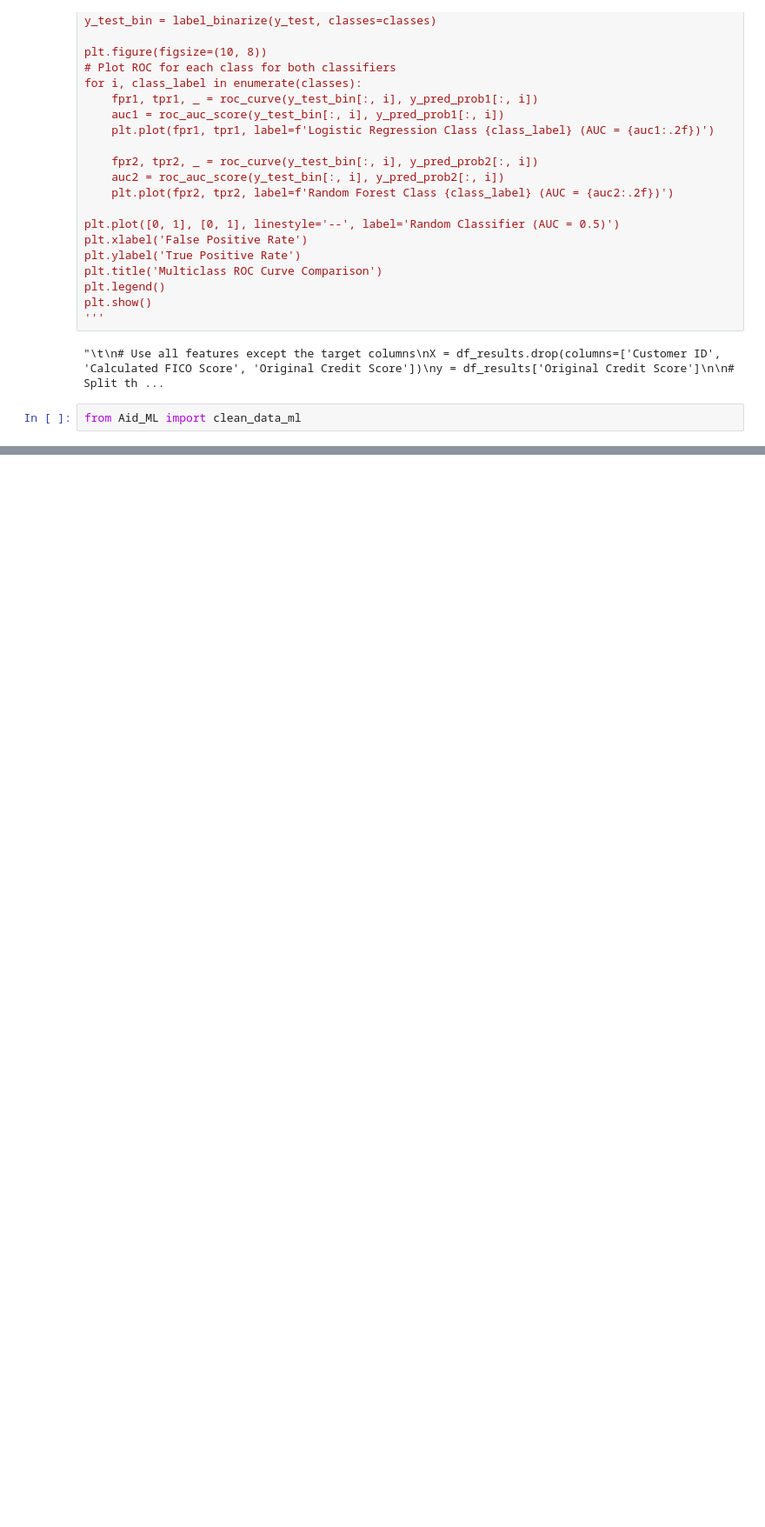
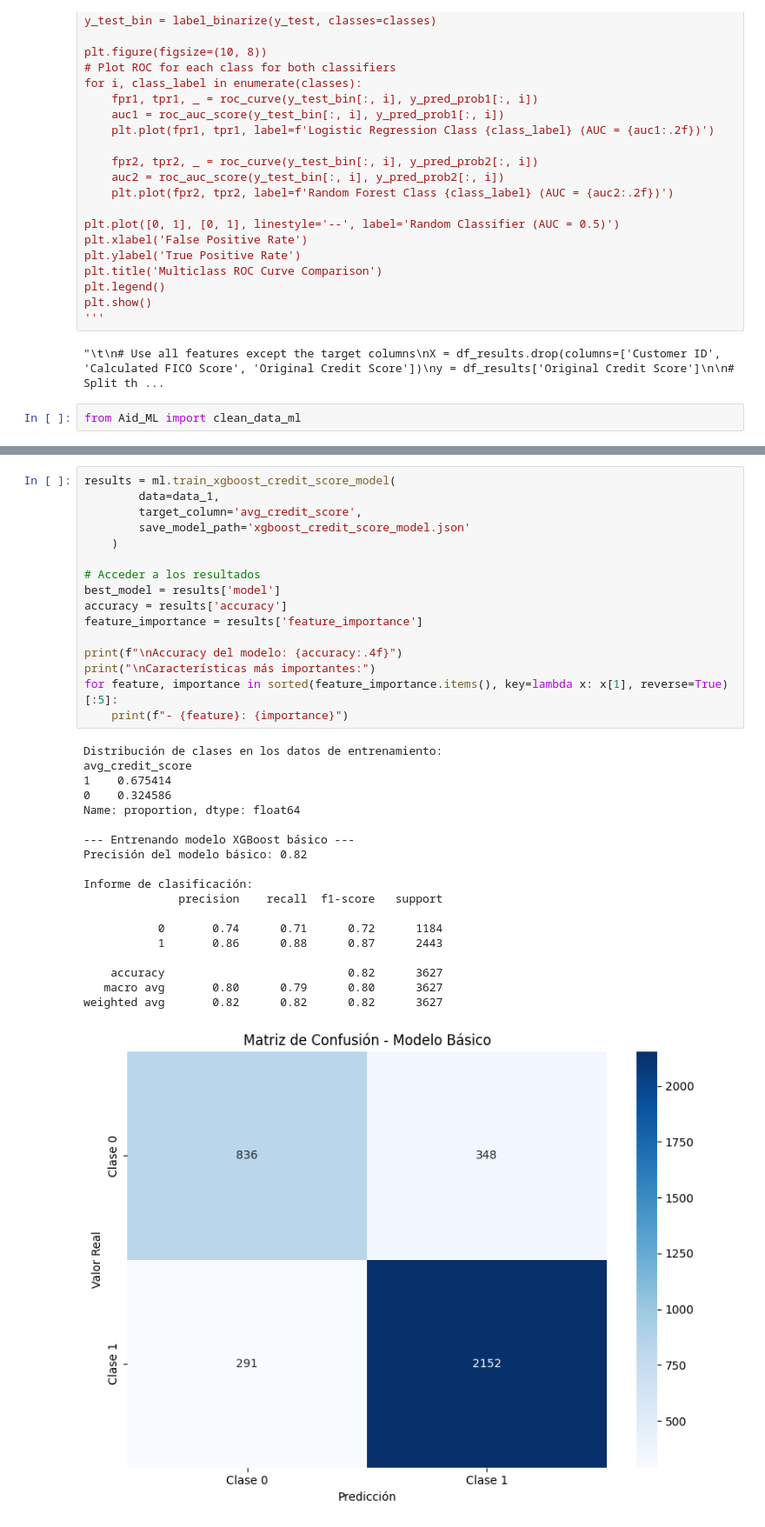
Before and after one commit to RenatoMendoza/CreditModel, a Jupyter notebook: Tests.ipynb, the cells around one changed output, grey strips where cells are left out. Shown: that part at 87% size. Drawn from its saved outputs; the diff is of its cells as text; blank space fills up the shorter version.

Commit message:
ML model complete

```diff
--- a/Tests.ipynb
+++ b/Tests.ipynb
@@ -264,0 +166,36 @@ Evaluation -- MSE: 0.0001, R2: 1.0000
+# %%
+results = ml.train_xgboost_credit_score_model(
+        data=data_1,
+        target_column='avg_credit_score',
+        save_model_path='xgboost_credit_score_model.json'
+    )
+
+# Acceder a los resultados
+best_model = results['model']
+accuracy = results['accuracy']
+feature_importance = results['feature_importance']
+
+print(f"\nAccuracy del modelo: {accuracy:.4f}")
+print("\nCaracterísticas más importantes:")
+for feature, importance in sorted(feature_importance.items(), key=lambda x: x[1], reverse=True)[:5]:
+    print(f"- {feature}: {importance}")
+# %% [output]
+Distribución de clases en los datos de entrenamiento:
+avg_credit_score
+1    0.675414
+0    0.324586
+Name: proportion, dtype: float64
+
+--- Entrenando modelo XGBoost básico ---
+Precisión del modelo básico: 0.82
+
+Informe de clasificación:
+              precision    recall  f1-score   support
+
+           0       0.74      0.71      0.72      1184
+           1       0.86      0.88      0.87      2443
+
+    accuracy                           0.82      3627
+   macro avg       0.80      0.79      0.80      3627
+weighted avg       0.82      0.82      0.82      3627
+[figure, added]
```
Also changed, not shown: parts of 8 cells of this notebook, 3 other files.
